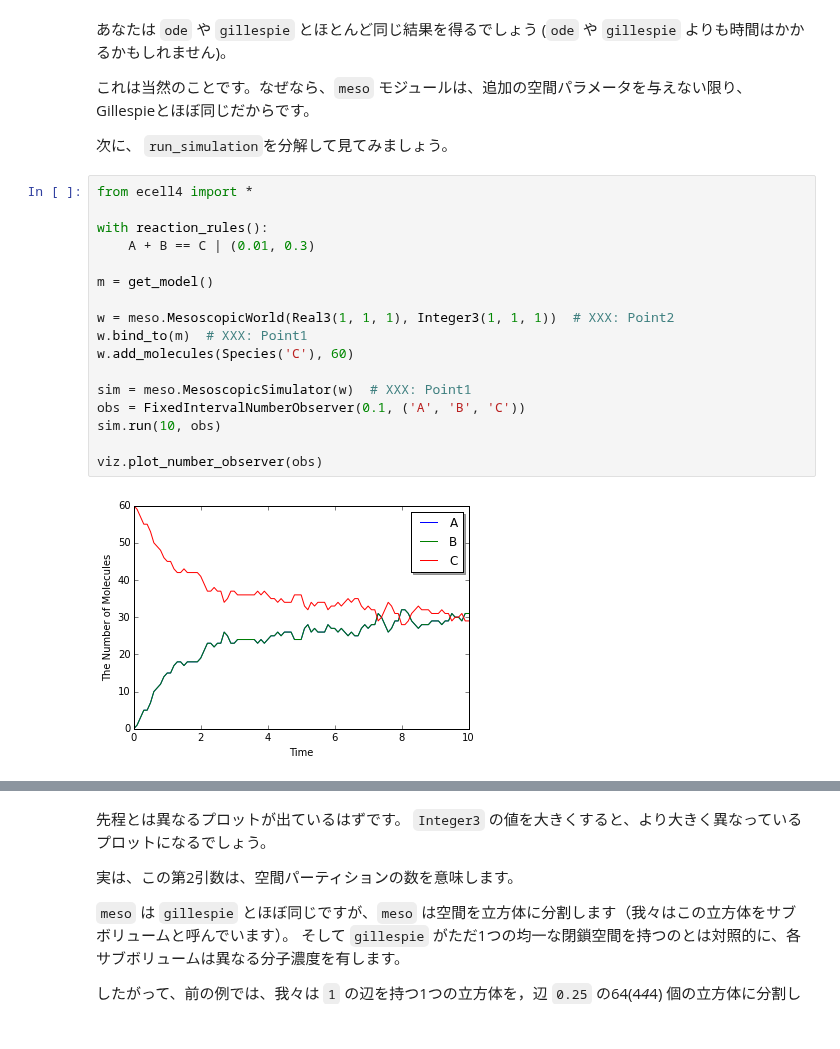
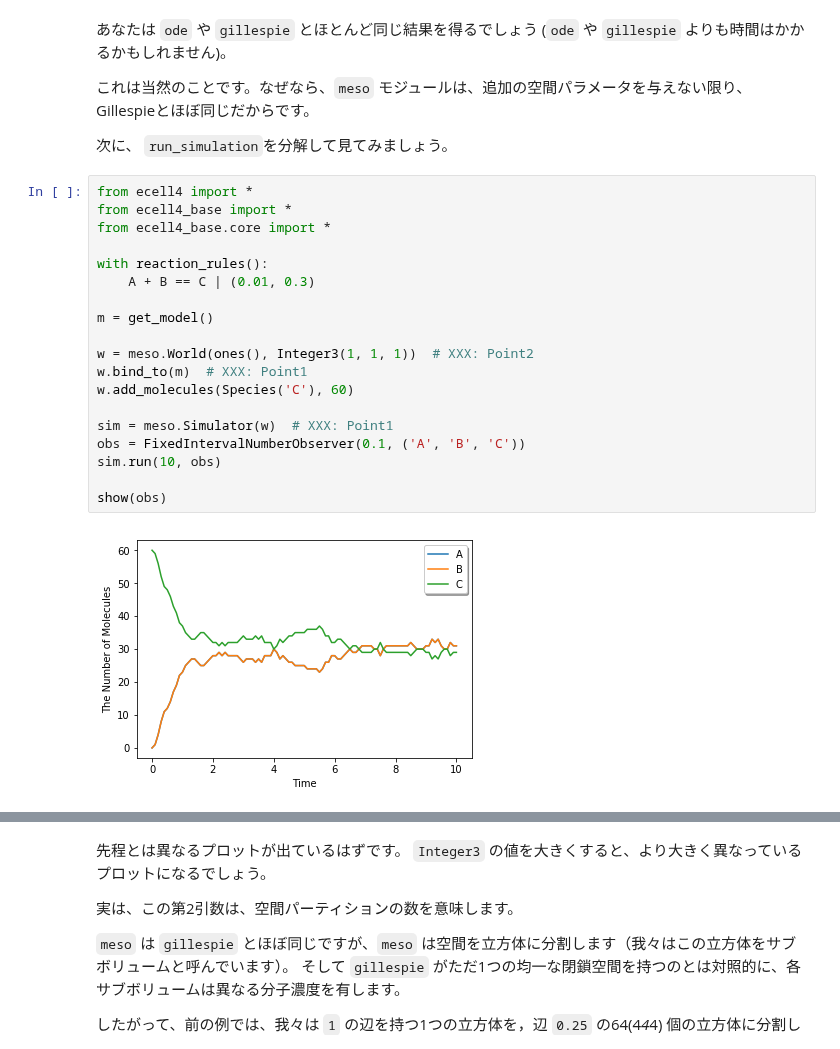
Before and after one commit to ecell/ecell4_docs, a Jupyter notebook: ja/tutorial9-ja.ipynb, the cells around one changed output, grey strips where cells are left out. Cells and saved outputs as stored; diff of their text form.

```diff
--- a/ja/tutorial9-ja.ipynb
+++ b/ja/tutorial9-ja.ipynb
@@ -55,21 +57,23 @@ $$
 次に、 `run_simulation`を分解して見てみましょう。
 # %%
 from ecell4 import *
+from ecell4_base import *
+from ecell4_base.core import *
 
 with reaction_rules():
     A + B == C | (0.01, 0.3)
 
 m = get_model()
 
-w = meso.MesoscopicWorld(Real3(1, 1, 1), Integer3(1, 1, 1))  # XXX: Point2
+w = meso.World(ones(), Integer3(1, 1, 1))  # XXX: Point2
 w.bind_to(m)  # XXX: Point1
 w.add_molecules(Species('C'), 60)
 
-sim = meso.MesoscopicSimulator(w)  # XXX: Point1
+sim = meso.Simulator(w)  # XXX: Point1
 obs = FixedIntervalNumberObserver(0.1, ('A', 'B', 'C'))
 sim.run(10, obs)
 
-viz.plot_number_observer(obs)
+show(obs)
 # %% [output]
-[figure, old version]
+[figure, new version]
 # %% [markdown]
```
Also changed, not shown: parts of 18 cells of this notebook, 1 other file.
